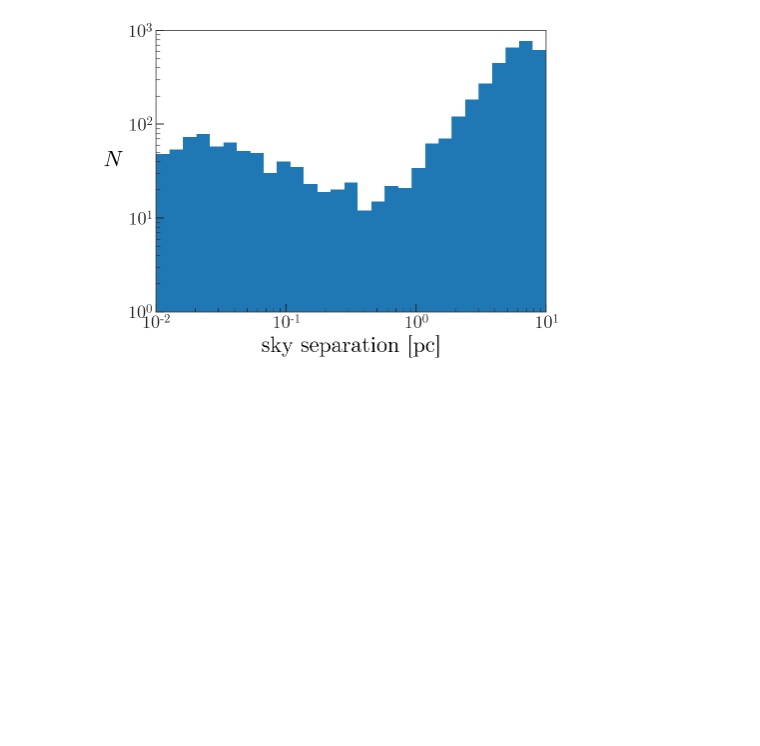
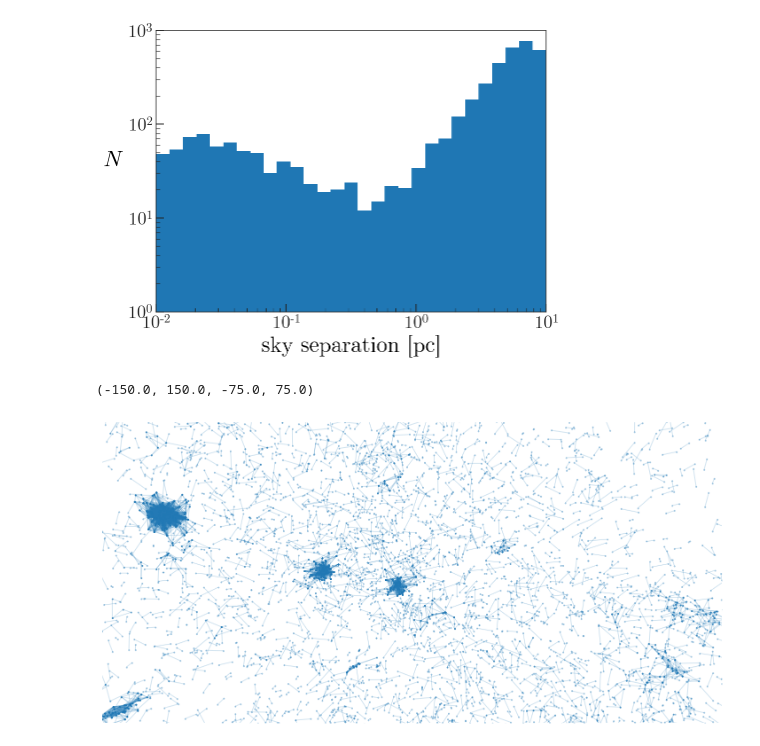
Before and after one commit to adrn/talks, a Jupyter notebook: Comoving stars/Talk figures.ipynb, the cells around one changed output. Drawn from its saved outputs; the diff is of its cells as text; code cells hidden in the pictures; blank space fills up the shorter version.

```diff
--- a/Comoving stars/Talk figures.ipynb
+++ b/Comoving stars/Talk figures.ipynb
@@ -537,3 +636,36 @@ ax.set_ylabel('$N$', rotation='horizontal', ha='right')
 fig.tight_layout()
 # %% [output]
 [figure]
+# %%
+lim = 150
+
+fig,ax = plt.subplots(1, 1, figsize=(10,5), frameon=False)
+
+angles = np.arange(0, 360+1, 1)
+
+lines = []
+for i in range(star2_xyz.shape[1]):
+    lines.append([(star1_xyz[0,i], star1_xyz[1,i]),
+                  (star2_xyz[0,i], star2_xyz[1,i])])
+
+lc = mpl.collections.LineCollection(lines, linestyles='-', color='tab:blue',
+                                    linewidths=1, alpha=0.2)
+ax.add_collection(lc)
+
+ax.plot(star1_xyz[0], star1_xyz[1], color='tab:blue',
+        marker='.', ms=4, linestyle='none', alpha=0.4)
+ax.plot(star2_xyz[0], star2_xyz[1], color='tab:blue',
+        marker='.', ms=4, linestyle='none', alpha=0.4)
+
+ax.set_xlim(-lim, lim)
+ax.set_ylim(-lim/2, lim/2)
+
+ax.xaxis.set_visible(False)
+ax.yaxis.set_visible(False)
+
+fig.tight_layout()
+
+ax.axis('off')
+# %% [output]
+(-150.0, 150.0, -75.0, 75.0)
+[figure, added]
```
Also changed, not shown: parts of 10 cells of this notebook.
